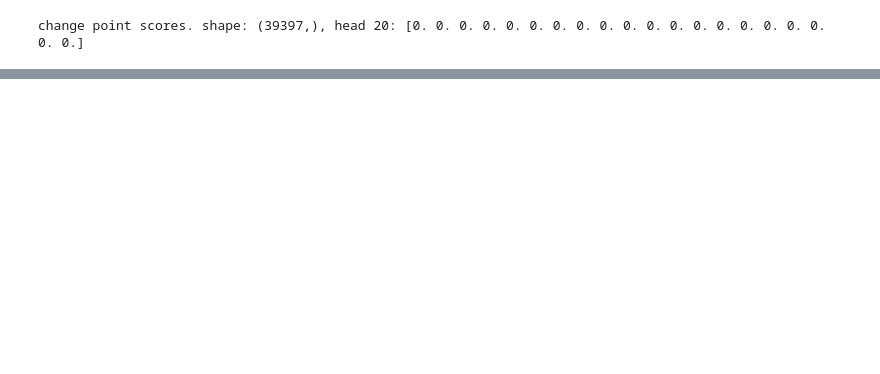
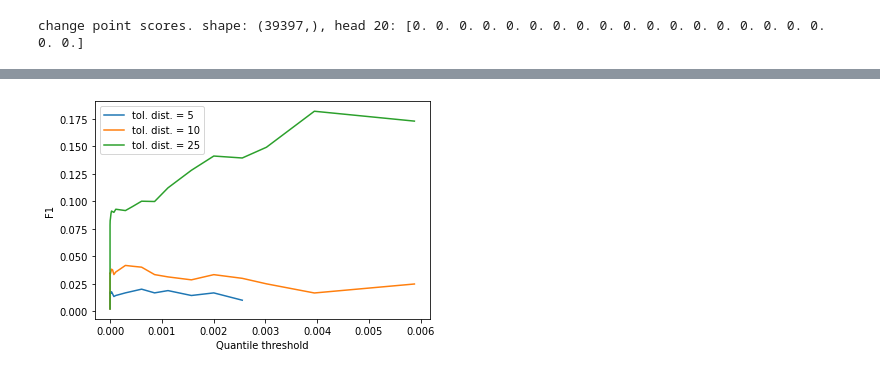
Before and after one commit to NhatVu/TIRE-custom, a Jupyter notebook: TIRE_example_notebook.ipynb, the cells around one changed output, grey strips where cells are left out. Drawn from its saved outputs; the diff is of its cells as text; code cells hidden in the pictures; blank space fills up the shorter version.

```diff
--- a/TIRE_example_notebook.ipynb
+++ b/TIRE_example_notebook.ipynb
@@ -268,0 +184,5 @@ nal: [39358   812   771   730   690   649   609   568   528   487   447   406
+# %%
+reload(utils)
+utils.get_F1(dissimilarities,tol_distances, breakpoints)
+# %% [output]
+[figure, added]
```
Also changed, not shown: parts of 15 cells of this notebook, 2 other files.
